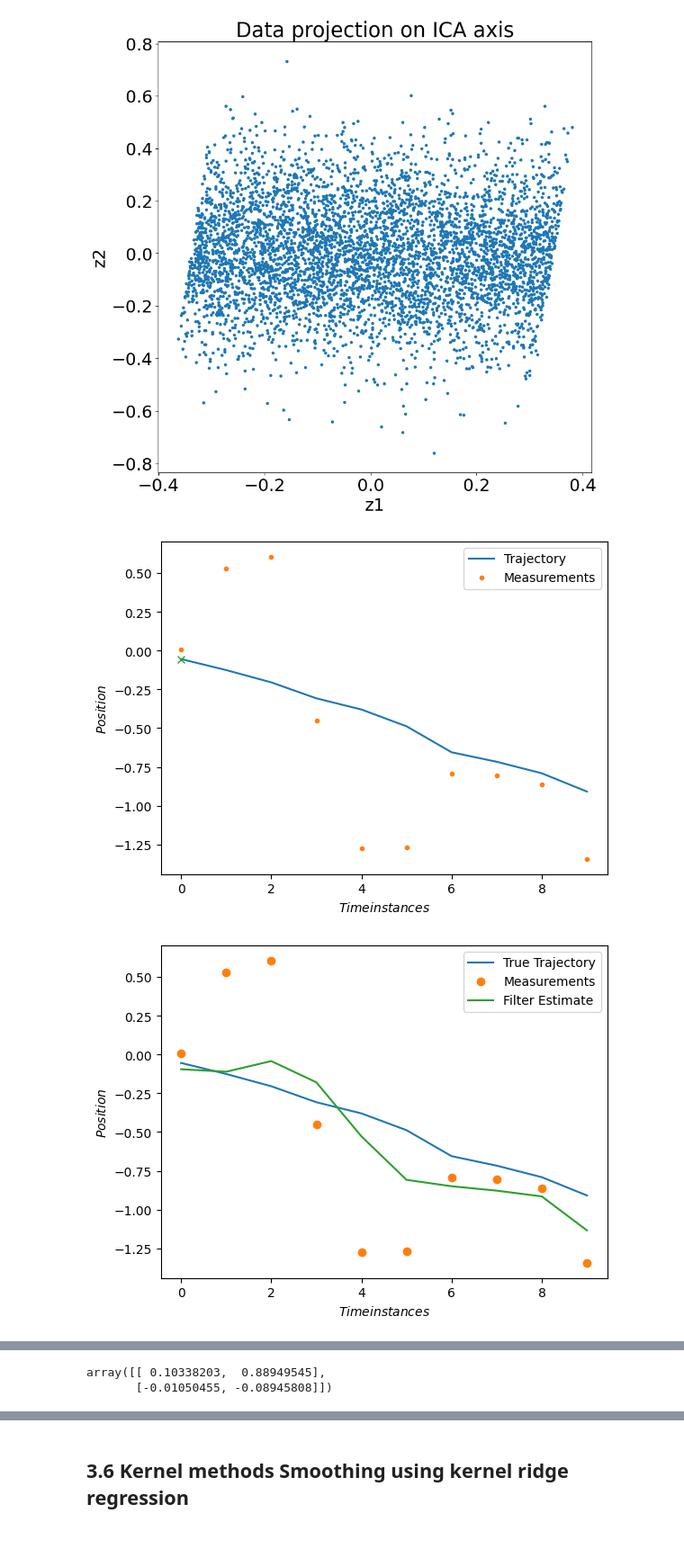
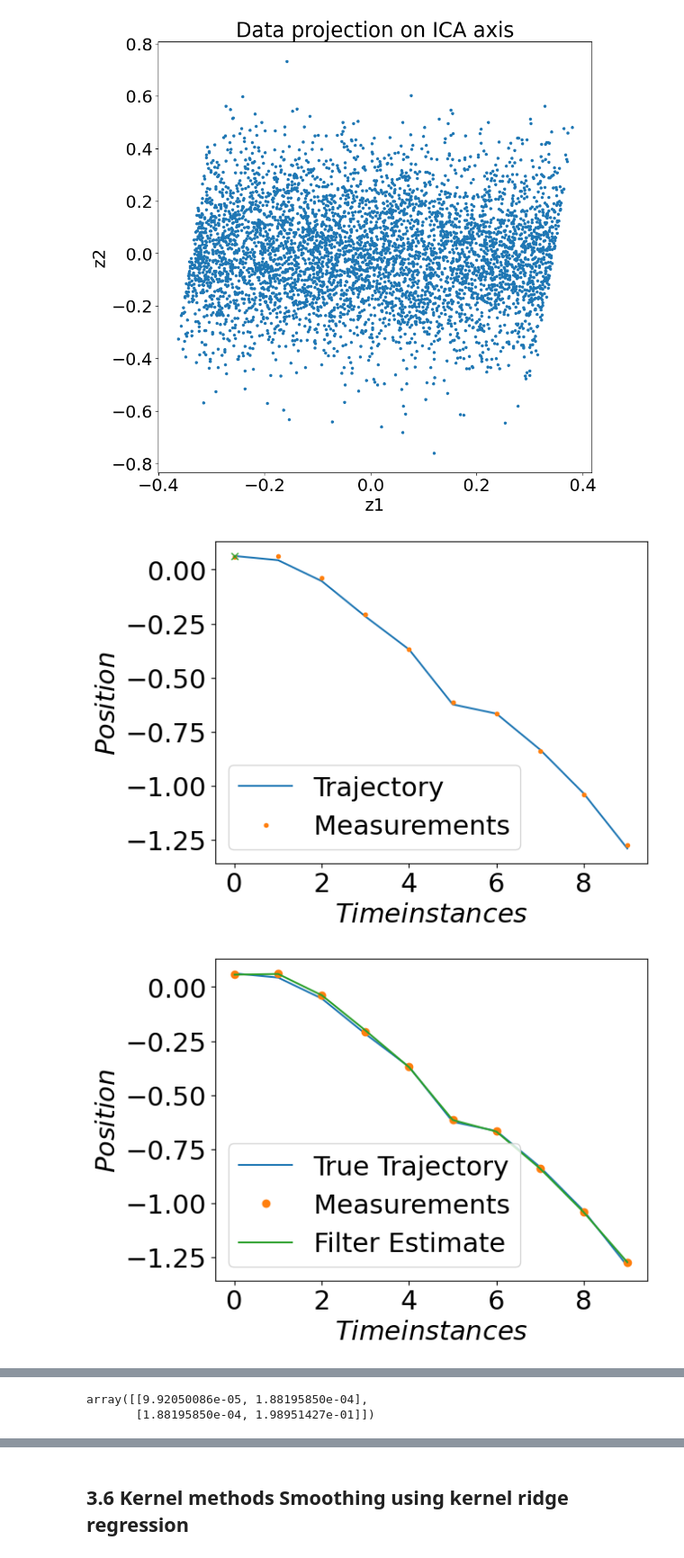
Before and after one commit to s184012/ml-in-signal-assignment3, a Jupyter notebook: problemset3.ipynb, the cells around one changed output, grey strips where cells are left out. Shown at 90% size. Cells and saved outputs as stored; diff of their text form; code cells hidden in the pictures.

```diff
--- a/problemset3.ipynb
+++ b/problemset3.ipynb
@@ -170,19 +181,20 @@ import matplotlib.pyplot as plt
 
 
 # Set the parameters
+plt.rcParams.update({'font.size': 22})
 
 q = 1
 dt = 0.1
-s = 0.5
-k=0.001
-alpha = 0.1;
+s = 0.01
+k=0.01
+alpha = 0.0001;
 A = np.array([
     [1, dt,],
     [0, 1,]
 ])
-Q = q*np.array([
+Q = np.array([
     [k, alpha],
-    [0,  k]
+    [alpha,  k]
 ])
 
 H = np.array([
@@ -190,11 +202,11 @@ H = np.array([
     [0, 0]])
 R = s**2*np.identity(2)
 m0 = np.array([[0], [-1]])
-P0 = np.array([[.001, 0], [.1, .001]])
+P0 = np.array([[.001, .1], [.1, .001]])
 
 # Simulate data
 
-# np.random.seed(1)
+np.random.seed(1)
 
 steps = 10
 X = np.zeros((len(A), steps))
@@ -236,32 +248,32 @@ for k in range(Y.shape[1]):
     kf_P[:, :, k] = P
 
 rmse_raw = np.sqrt(np.mean(np.sum((Y - X[:2, :])**2, 1)))
 rmse_kf = np.sqrt(np.mean(np.sum((kf_m[:2, :] - X[:2, :])**2, 1)))
 
 plt.figure()
 plt.plot(X[0, :], '-')
 plt.plot(Y[0, :], 'o')
 plt.plot(kf_m[0, :], '-')
 plt.legend(['True Trajectory', 'Measurements', 'Filter Estimate'])
 plt.xlabel('$Time instances$')
 plt.ylabel('$Position$')
 
 plt.show()
 
 
 plt.figure()
 #plt.plot(X[1, :], '-')
 plt.hlines(m0[1],0,steps,label='True velocity')
 plt.plot(m0[1] + Y[1, :], 'o')
 plt.plot(kf_m[1, :], '-')
 
 plt.legend(['True Trajectory', 'Measurements', 'Filter Estimate'])
 plt.xlabel('$Time instances$')
 plt.ylabel('$Velocity$')
 
 plt.show()
 
 display(kf_P[:,:,-1])
 # %% [output]
-[figure, old version]
+[figure, new version]
-[figure, old version]
+[figure, new version]
@@ -269,5 +281,5 @@ display(kf_P[:,:,-1])
-array([[ 0.10338203,  0.88949545],
-       [-0.01050455, -0.08945808]])
+array([[9.92050086e-05, 1.88195850e-04],
+       [1.88195850e-04, 1.98951427e-01]])
 # %%
 import os
 import numpy as np
```
Also changed, not shown: parts of 7 cells of this notebook.
